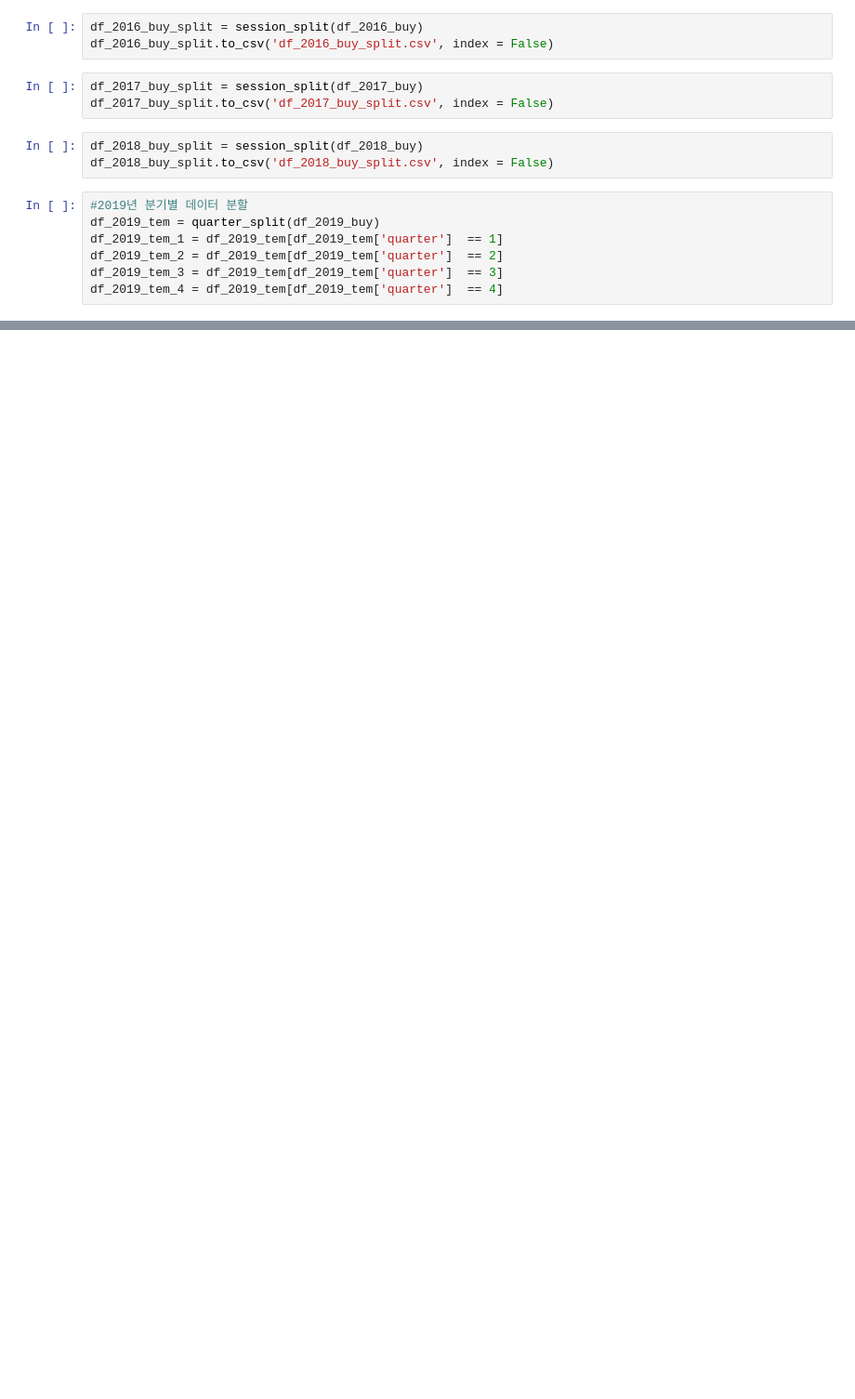
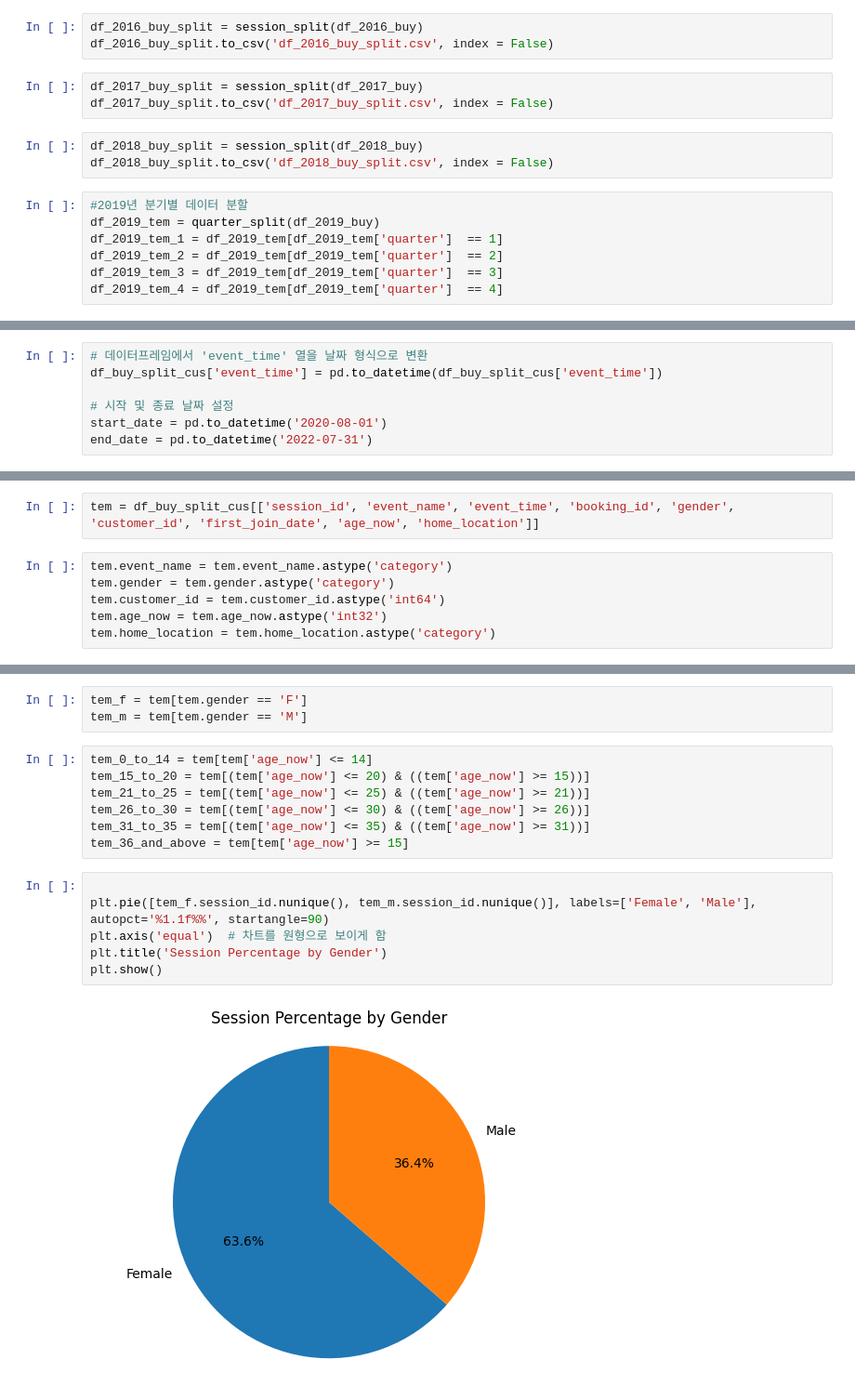
Before and after one commit to NARAEIM/tp2-da, a Jupyter notebook: test.ipynb, the cells around one changed output, grey strips where cells are left out. Shown at 93% size. Saved outputs shown, nothing was run; the diff lists cells and outputs as text; blank space fills up the shorter version.

```diff
--- a/test.ipynb
+++ b/test.ipynb
@@ -642,0 +593,7 @@ df_2022_buy_split = session_split(df_2022_buy)
+# %%
+# 데이터프레임에서 'event_time' 열을 날짜 형식으로 변환
+df_buy_split_cus['event_time'] = pd.to_datetime(df_buy_split_cus['event_time'])
+
+# 시작 및 종료 날짜 설정
+start_date = pd.to_datetime('2020-08-01')
+end_date = pd.to_datetime('2022-07-31')
@@ -642,0 +602,8 @@ df_2022_buy_split = session_split(df_2022_buy)
+# %%
+tem = df_buy_split_cus[['session_id', 'event_name', 'event_time', 'booking_id', 'gender', 'customer_id', 'first_join_date', 'age_now', 'home_location']]
+# %%
+tem.event_name = tem.event_name.astype('category')
+tem.gender = tem.gender.astype('category')
+tem.customer_id = tem.customer_id.astype('int64')
+tem.age_now = tem.age_now.astype('int32')
+tem.home_location = tem.home_location.astype('category')
@@ -642,0 +628,18 @@ df_2022_buy_split = session_split(df_2022_buy)
+# %%
+tem_f = tem[tem.gender == 'F']
+tem_m = tem[tem.gender == 'M']
+# %%
+tem_0_to_14 = tem[tem['age_now'] <= 14]
+tem_15_to_20 = tem[(tem['age_now'] <= 20) & ((tem['age_now'] >= 15))]
+tem_21_to_25 = tem[(tem['age_now'] <= 25) & ((tem['age_now'] >= 21))]
+tem_26_to_30 = tem[(tem['age_now'] <= 30) & ((tem['age_now'] >= 26))]
+tem_31_to_35 = tem[(tem['age_now'] <= 35) & ((tem['age_now'] >= 31))]
+tem_36_and_above = tem[tem['age_now'] >= 15]
+# %%
+
+plt.pie([tem_f.session_id.nunique(), tem_m.session_id.nunique()], labels=['Female', 'Male'], autopct='%1.1f%%', startangle=90)
+plt.axis('equal')  # 차트를 원형으로 보이게 함
+plt.title('Session Percentage by Gender')
+plt.show()
+# %% [output]
+[figure, added]
```
Also changed, not shown: parts of 189 cells of this notebook.
